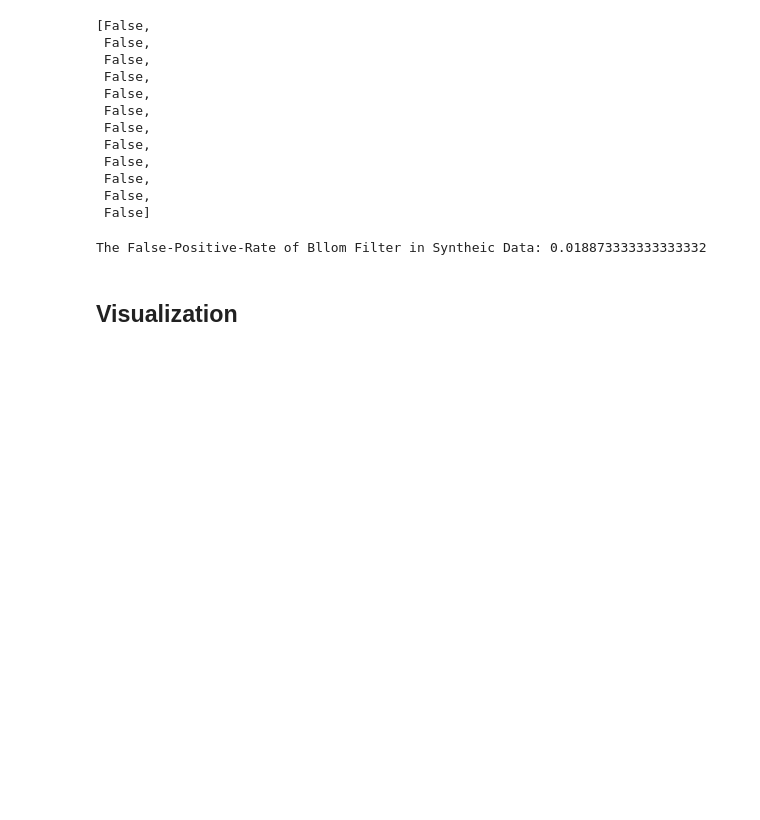
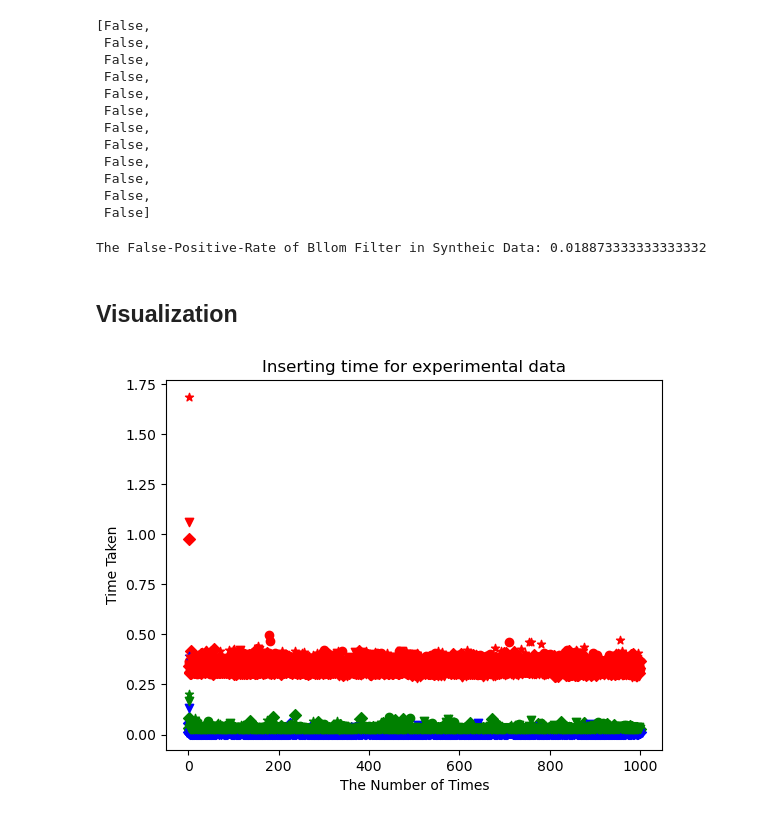
Before and after one commit to Samir-Adhikari/Testing2, a Jupyter notebook: CodingSetMembership.ipynb, the cells around one changed output. Cells and saved outputs as stored; diff of their text form; code cells hidden in the pictures; blank space fills up the shorter version.

Commit message:
Scatter PLot of inserting function

```diff
--- a/CodingSetMembership.ipynb
+++ b/CodingSetMembership.ipynb
@@ -998,3 +998,84 @@ print("The False-Positive-Rate of Bllom Filter in Syntheic Data:",
 The False-Positive-Rate of Bllom Filter in Syntheic Data: 0.018873333333333332
 # %% [markdown]
 ## Visualization
+# %%
+# experimental  data
+# inserting function
+# seperating different files -- same colour points to same file, same symbol points to same Searching Algorithm
+# circles -- SQS    diamonds -- BST    stars -- RBT     triangle down -- BF
+# blue -- word1    green -- word2    red -- word3
+
+import numpy as np
+import pylab as pb
+
+scatterPlotI = pb.subplot(111)
+scatterPlotI.set_xlabel('The Number of Times')
+scatterPlotI.set_ylabel('Time Taken')
+scatterPlotI.set_title('Inserting time for experimental data')
+
+
+def plotOfInserting(classname, datadict, marker):
+    classlist = []
+
+    for key in datadict.keys():
+        tempdata = datadict[key]
+        algorithm = classname()
+        if str(classname) == str(BloomFilterSet):
+            algorithm.initVariables(len(tempdata), 0.01, hashFunctions)
+
+        aryx = np.array([])
+        aryy = np.array([])
+
+        seen = {}
+        i = 1
+        if key == "'test1-mobydick.txt'":
+            for _ in range(999):
+                aryx = np.append(aryx,i)
+                i += 1
+                InsertStart = timeit.default_timer()
+                for word in tempdata:
+                    if word is not None and word not in seen:
+                        seen[word] = True
+                        inserted = algorithm.insertElement(word)
+                InsertEnd = timeit.default_timer()
+                InsertTime = InsertEnd - InsertStart
+                aryy = np.append(aryy,InsertTime)
+            scatterPlotI.scatter(aryx,aryy,c='b',marker=marker)
+
+        if key == "'test2-warpeace.txt'":
+            for _ in range(999):
+                aryx = np.append(aryx,i)
+                i += 1
+                InsertStart = timeit.default_timer()
+                for word in tempdata:
+                    if word is not None and word not in seen:
+                        seen[word] = True
+                        inserted = algorithm.insertElement(word)
+                InsertEnd = timeit.default_timer()
+                InsertTime = InsertEnd - InsertStart
+                aryy = np.append(aryy,InsertTime)
+            scatterPlotI.scatter(aryx,aryy,c='g',marker=marker)
+
+        if key == "'test3-dickens.txt'":
+            for _ in range(999):
+                aryx = np.append(aryx,i)
+                i += 1
+                InsertStart = timeit.default_timer()
+                for word in tempdata:
+                    if word is not None and word not in seen:
+                        seen[word] = True
+                        inserted = algorithm.insertElement(word)
+                InsertEnd = timeit.default_timer()
+                InsertTime = InsertEnd - InsertStart
+                aryy = np.append(aryy,InsertTime)
+            scatterPlotI.scatter(aryx,aryy,c='r',marker=marker)
+
+    classlist.append(algorithm)
+    return classlist
+
+SQSs = plotOfInserting(SequentialSearchSet, files, 'o')
+BSTs = plotOfInserting(BinarySearchTreeSet, files, 'D')
+RBTs = plotOfInserting(BalancedSearchTreeSet, files, '*')
+BFs = plotOfInserting(BloomFilterSet, files, 'v')
+# %% [output]
+[figure, added]
```
